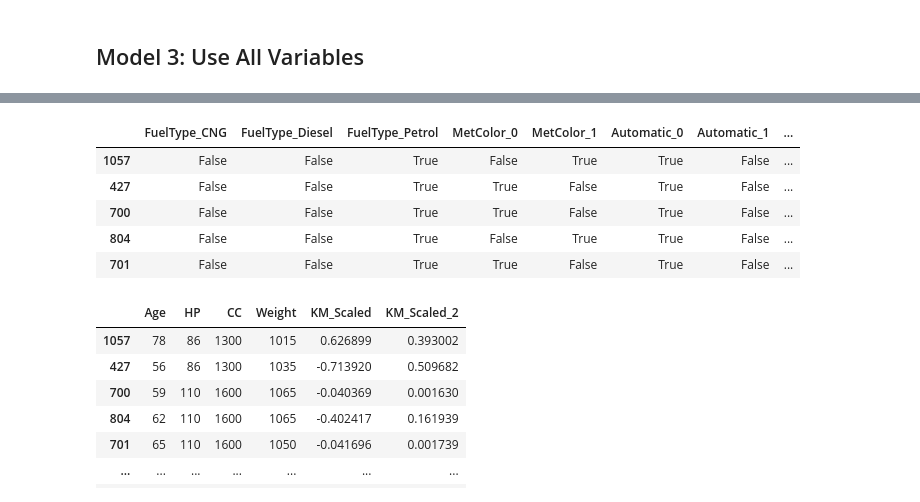
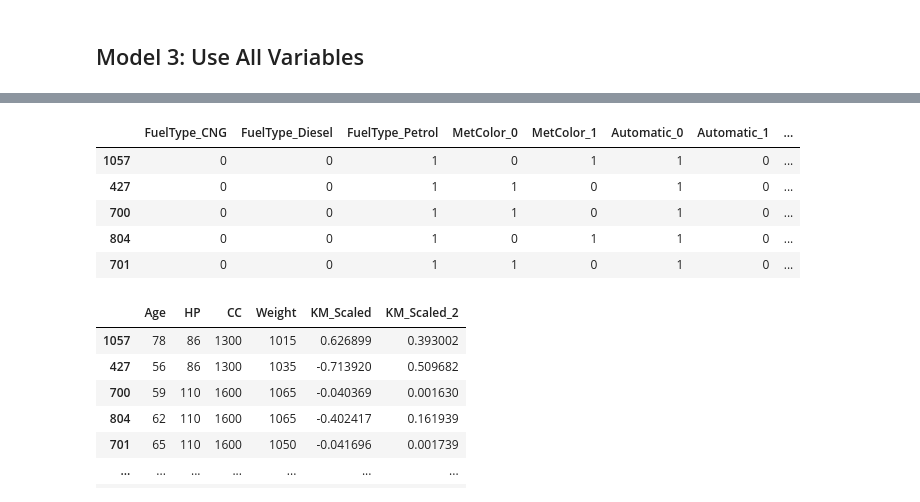
Before and after one commit to amir-asadi-s/DataScience, a Jupyter notebook: ML_Codes/linear-regression-in-python.ipynb, the cells around one changed output, grey strips where cells are left out. Saved outputs shown, nothing was run; the diff lists cells and outputs as text; code cells hidden in the pictures.

```diff
--- a/ML_Codes/linear-regression-in-python.ipynb
+++ b/ML_Codes/linear-regression-in-python.ipynb
@@ -739,17 +739,17 @@ memory usage: 76.6 KB
 # %%
 #Create dummies for columns with categorical variables
 dummies = pd.get_dummies(train[['FuelType',
                                 'MetColor',
                                 'Automatic',
-                                'Doors']])
+                                'Doors']], dtype = int)
 dummies.head()
 # %% [output]
 |  | FuelType_CNG | FuelType_Diesel | FuelType_Petrol | MetColor_0 | MetColor_1 | Automatic_0 | Automatic_1 | ... |
-| 1057 | False | False | True | False | True | True | False | ... |
-| 427 | False | False | True | True | False | True | False | ... |
-| 700 | False | False | True | True | False | True | False | ... |
-| 804 | False | False | True | False | True | True | False | ... |
-| 701 | False | False | True | True | False | True | False | ... |
+| 1057 | 0 | 0 | 1 | 0 | 1 | 1 | 0 | ... |
+| 427 | 0 | 0 | 1 | 1 | 0 | 1 | 0 | ... |
+| 700 | 0 | 0 | 1 | 1 | 0 | 1 | 0 | ... |
+| 804 | 0 | 0 | 1 | 0 | 1 | 1 | 0 | ... |
+| 701 | 0 | 0 | 1 | 1 | 0 | 1 | 0 | ... |
 # %%
 train.drop(columns = ['Price',
                       'KM',
```
Also changed, not shown: parts of 54 cells of this notebook.
